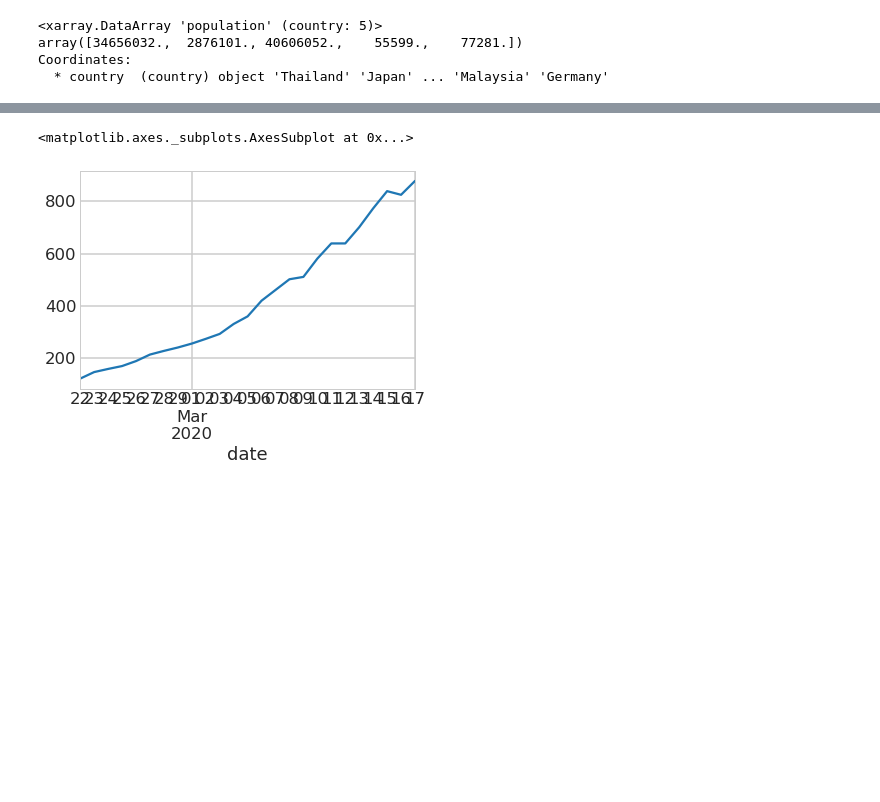
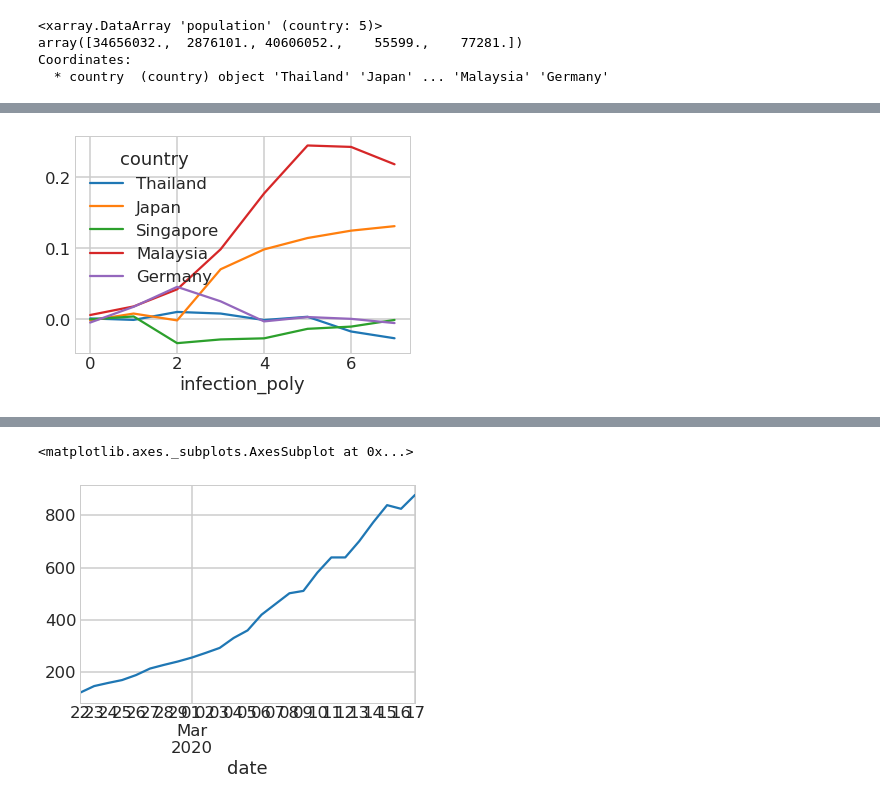
Before and after one commit to aseyboldt/covid19, a Jupyter notebook: covid19_sir.ipynb, the cells around one changed output, grey strips where cells are left out. Cells and saved outputs as stored; diff of their text form; code cells hidden in the pictures; blank space fills up the shorter version.

```diff
--- a/covid19_sir.ipynb
+++ b/covid19_sir.ipynb
@@ -442,0 +463,10 @@ arviz.plot_trace(tr, var_names=['init_logI'], compact=True);
+# %%
+(
+    (tr.infection_change_polys_sd * tr.infection_change_polys_raw)
+    .cumsum('infection_poly')
+    .median(['draw', 'chain'])
+    .plot
+    .line(x='infection_poly')
+);
+# %% [output]
+[figure, added]
```
Also changed, not shown: parts of 22 cells of this notebook.
